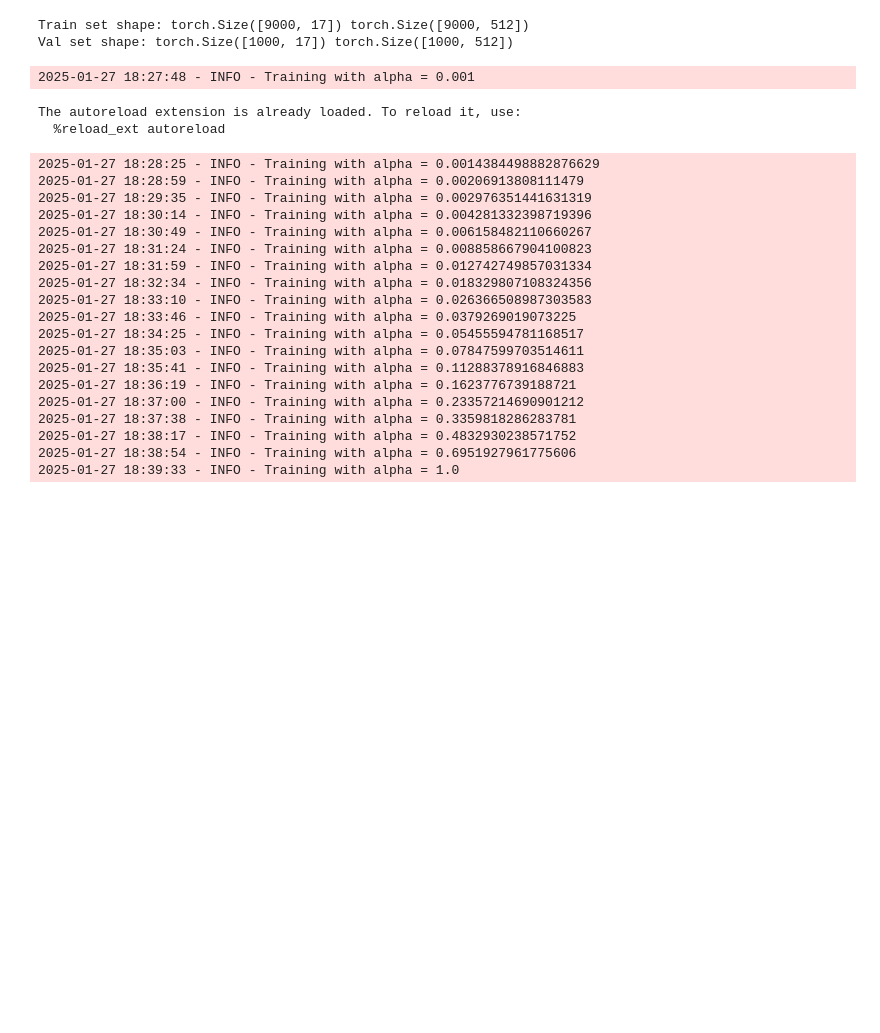
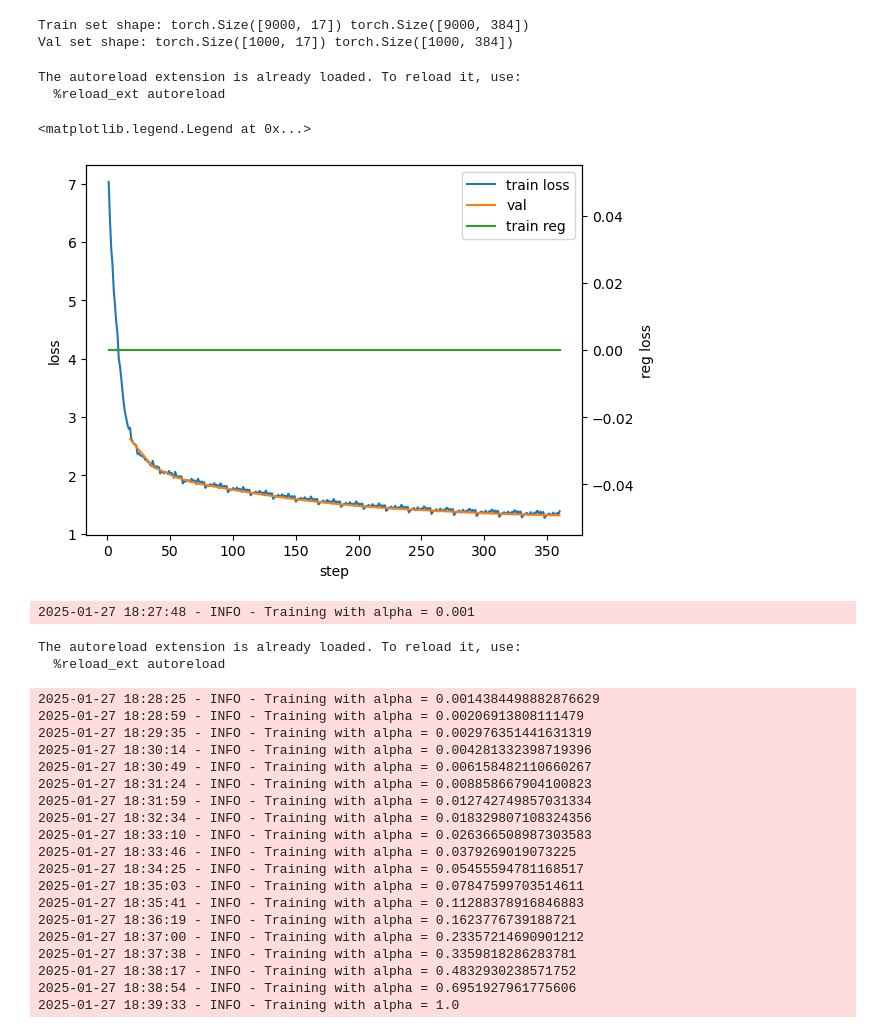
Before and after one commit to nhatkhtn/explain-representation, a Jupyter notebook: notebooks/main3.ipynb, the cells around one changed output. Cells and saved outputs as stored; diff of their text form; code cells hidden in the pictures; blank space fills up the shorter version.

```diff
--- a/notebooks/main3.ipynb
+++ b/notebooks/main3.ipynb
@@ -15,7 +15,7 @@ from sklearn.cluster import KMeans, AgglomerativeClustering
 import matplotlib.pyplot as plt
 from transformers import pipeline
 
-device = "cuda:5"
+device = "cuda:2"
 
 logger = logging.getLogger(__name__)
 
@@ -35,16 +25,15 @@ encoder = torch.compile(encoder)
 # %%
 from exrep.utils import Embedder
 
-embedder = Embedder(
-    inference_fn=lambda batch, encoder=encoder: encoder.get_image_features(**batch),
-    preprocess_fn=lambda images, processor=processor: processor(images=images, return_tensors="pt").to(device),
-    batch_size=BATCH_SIZE,
+embedder = pipeline("image-feature-extraction",
+    model="facebook/dino-vits16", framework="pt", device=device,
+    batch_size=128, return_tensors=True, pool=True
 )
 
 def load_local_data(input_path, neighborhood_path):
     img_to_explain = Image.open(input_path)
     images = [Image.open(p) for p in Path(neighborhood_path).glob("*.jpg")]
-    embeddings = embedder(images)
+    embeddings = torch.cat(embedder(images), dim=0)
     return img_to_explain, images, embeddings
 
 img_to_explain, images, embeddings = load_local_data(
@@ -125,11 +112,11 @@ segmented_images = np.array(img_to_explain)[None, :] * binary_masks[..., None]
 binary_masks[0] = 1
 segmented_images[0] = fudged_image
 
-trait_manager = LocalFeatureManager(img_to_explain, input_segments)
+trait_manager = LocalFeatureManager(img_to_explain, input_segments, return_format="PIL")
 trait_manager.fit(
     choices_per_feature={segment: [0, i + 1] for i, segment in enumerate(np.unique(input_segments)[1:])},
     replacements=torch.tensor(segmented_images),
     binary_masks=torch.tensor(binary_masks),
 )
 binary_traits, binary_sampled_images = trait_manager.sample_data(num_samples=10000)
-binary_sample_embeddings = embedder(binary_sampled_images).clone()
+binary_sample_embeddings = torch.cat(embedder(binary_sampled_images), dim=0)
@@ -148,8 +138,68 @@ query_inputs_train, query_inputs_val, query_targets_train, query_targets_val = t
 print("Train set shape:", query_inputs_train.shape, query_targets_train.shape)
 print("Val set shape:", query_inputs_val.shape, query_targets_val.shape)
 # %% [output]
-Train set shape: torch.Size([9000, 17]) torch.Size([9000, 512])
-Val set shape: torch.Size([1000, 17]) torch.Size([1000, 512])
+Train set shape: torch.Size([9000, 17]) torch.Size([9000, 384])
+Val set shape: torch.Size([1000, 17]) torch.Size([1000, 384])
+# %%
+%load_ext autoreload
+%autoreload 2
+from exrep.train import train_local_representation
+
+model_config = dict(
+    output_dim=16,
+    # this temperature is for inference only!
+    temperature=0.21,
+    # use_key_encoder=False,
+)
+loss_config = dict(
+    gamma1=1.0,
+    gamma2=1.0,
+    temp_student=0.21,
+    temp_teacher=0.07,
+)
+optimizer_config = dict(
+    lr=1e-3,
+    weight_decay=1e-2,
+)
+
+keys = embeddings[:1000]
+
+model, logs = train_local_representation(
+    model_config=model_config,
+    loss_config=loss_config,
+    optimizer_config=optimizer_config,
+    query_inputs_train=query_inputs_train,
+    query_targets_train=query_targets_train,
+    query_inputs_val=query_inputs_val,
+    query_targets_val=query_targets_val,
+    keys=keys.clone(),
+    groups=[(i, ) for i in range(query_inputs_train.shape[1])],
+    alpha=0,
+    num_epochs=20,
+    batch_size=512,
+    device=device,
+)
+# %% [output]
+The autoreload extension is already loaded. To reload it, use:
+  %reload_ext autoreload
+# %%
+fig, ax = plt.subplots()
+
+twin1 = ax.twinx()
+
+p1, = ax.plot([log["step"] for log in logs["train"]], [log["loss"] for log in logs["train"]], 'C0', label="train loss")
+p3, = twin1.plot([log["step"] for log in logs["train"]], [log["loss_reg"] for log in logs["train"]], 'C2', label="train reg")
+p2, = ax.plot([log["step"] for log in logs["val"]], [log["val_loss"] for log in logs["val"]], 'C1', label="val")
+# p4, = ax.plot([log["step"] for log in logs["train"]], [log["grad_estimator"] for log in logs["train"]], 'C3', label="train total loss")
+
+ax.set_ylabel("loss")
+ax.set_xlabel("step")
+# ax.set_ylim([0, 1])
+twin1.set_ylabel("reg loss")
+ax.legend(handles=[p1, p2, p3])
+# %% [output]
+<matplotlib.legend.Legend at 0x...>
+[figure, added]
 # %%
 %load_ext autoreload
 %autoreload 2
```
Also changed, not shown: parts of 10 cells of this notebook, 16 other files.
